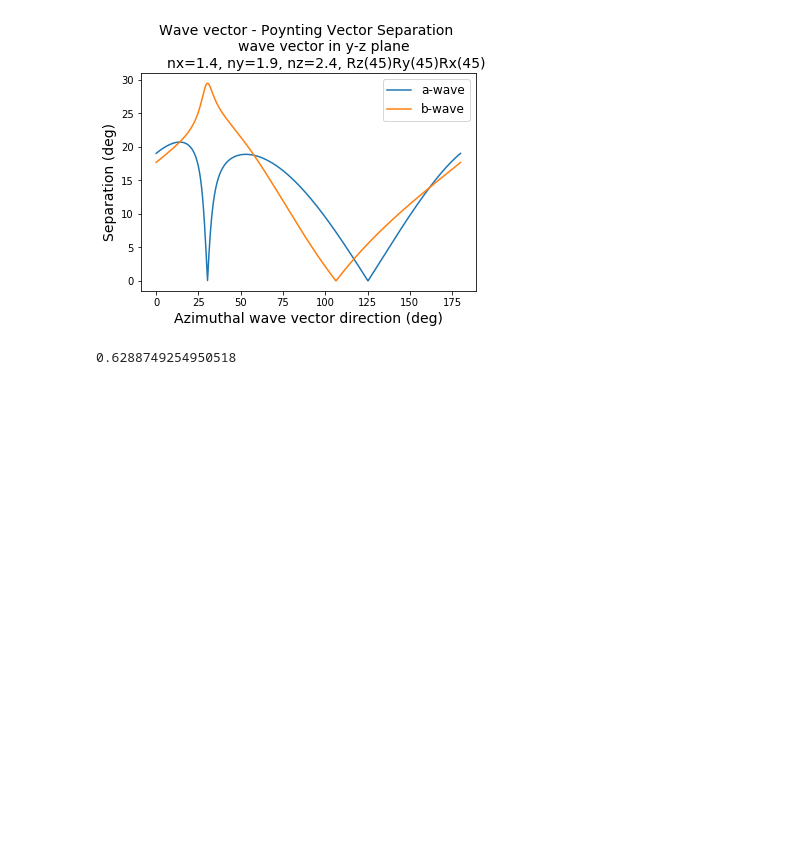
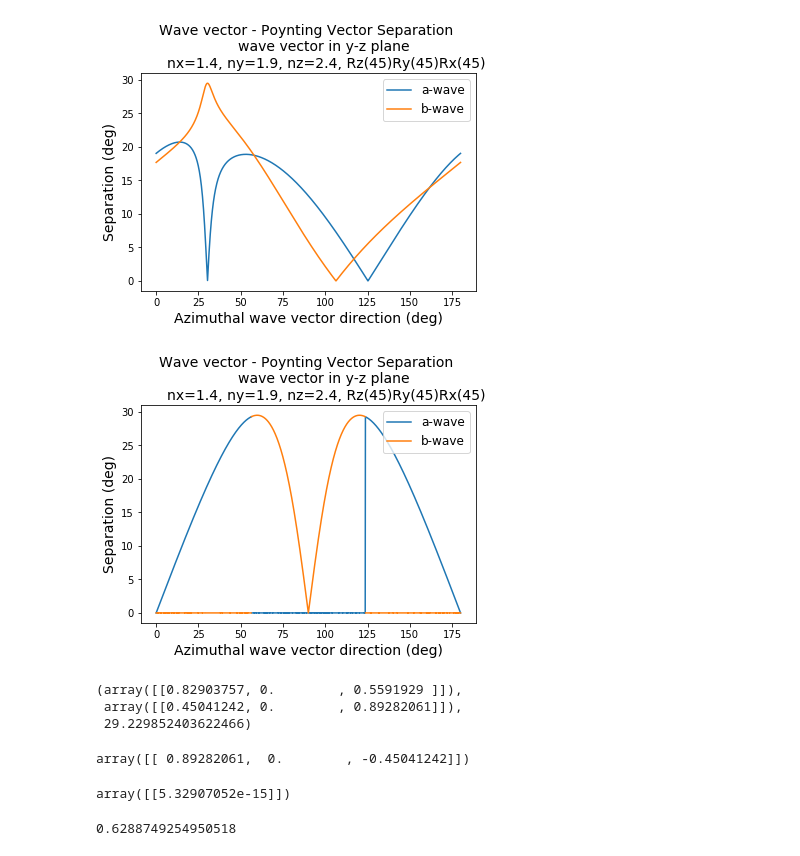
Before and after one commit to rmgoetz/wavecalc, a Jupyter notebook: test_notebook.ipynb, the cells around one changed output. Cells and saved outputs as stored; diff of their text form; code cells hidden in the pictures; blank space fills up the shorter version.

```diff
--- a/test_notebook.ipynb
+++ b/test_notebook.ipynb
@@ -697,7 +697,7 @@ pl.show()
 # %% [output]
 33.690067525979785
 # %%
-wav = wc.obj.wave(efield=False)
+wav = wc.obj.wave()
 surf = wc.obj.surface()
 med = wc.obj.medium(epx=1.4**2,epy=1.9**2,epz=2.4**2)
 med.rotate(45,'x') ; med.rotate(45,'y') ; med.rotate(45,'z')
@@ -786,3 +786,38 @@ pl.legend(fontsize=12)
 pl.show()
 # %% [output]
 [figure]
+# %%
+wav = wc.obj.wave()
+med = wc.obj.medium(epx=1.4**2,epy=1.9**2,epz=2.4**2)
+#med.rotate(45,'x') ; med.rotate(45,'y') ; med.rotate(45,'z')
+wav = wav + med
+#wav_a = copy.deepcopy(wav) ; wav_b = copy.deepcopy(wav)
+thetas = np.linspace(0,180,1441)
+S_k_ang_a = [] ; S_k_ang_b = []
+for t in thetas:
+    wav_a = copy.deepcopy(wav) ; wav_b = copy.deepcopy(wav)
+    wav_a.rotate(t,'y') ; wav_b.rotate(t,'y')
+    wav_a.fixmode(ab=0) ; wav_b.fixmode(ab=1)
+    S_a = wav_a.poynting(norm=True) ; S_b = wav_b.poynting(norm=True)
+    k_a = wav_a.kvec ; k_b = wav_b.kvec
+    k_a = k_a/np.linalg.norm(k_a) ; k_b = k_b/np.linalg.norm(k_b)
+    S_k_a = (S_a.T @ k_a)[0,0] ; S_k_b = (S_b.T @ k_b)[0,0]
+    ang_a = (180/pi)*np.arccos(S_k_a).real ; ang_b = (180/pi)*np.arccos(S_k_b).real
+    S_k_ang_a.append(ang_a) ; S_k_ang_b.append(ang_b)
+S_k_ang_a = np.asarray(S_k_ang_a)
+S_k_ang_b = np.asarray(S_k_ang_b)
+
+fig = pl.figure()
+pl.plot(thetas,S_k_ang_a,label='a-wave')
+pl.plot(thetas,S_k_ang_b,label='b-wave')
+pl.title('''Wave vector - Poynting Vector Separation
+        wave vector in y-z plane
+        nx=1.4, ny=1.9, nz=2.4, Rz(45)Ry(45)Rx(45)''',fontsize=14)
+pl.xlabel("Azimuthal wave vector direction (deg)",fontsize=14)
+pl.ylabel("Separation (deg)",fontsize=14)
+pl.legend(fontsize=12)
+#pl.grid(True)
+#fig.savefig('test_plots/poynting_vec_separation.pdf',bbox_inches='tight')
+pl.show()
+# %% [output]
+[figure, added]
@@ -789,3 +837,19 @@ pl.show()
+# %%
+k_a.T,S_a.T,ang_a
+# %% [output]
+(array([[0.82903757, 0.        , 0.5591929 ]]),
+ array([[0.45041242, 0.        , 0.89282061]]),
+ 29.229852403622466)
+# %%
+wav_a.efield.T
+# %% [output]
+array([[ 0.89282061,  0.        , -0.45041242]])
+# %%
+deef = med.epsilon @ wav_a.efield
+
+deef.T @ wav_a.kvec
+# %% [output]
+array([[5.32907052e-15]])
 # %%
 def fibonacci_sphere(samples=1):
     rnd = 1.
```
Also changed, not shown: parts of 1 cell of this notebook.
